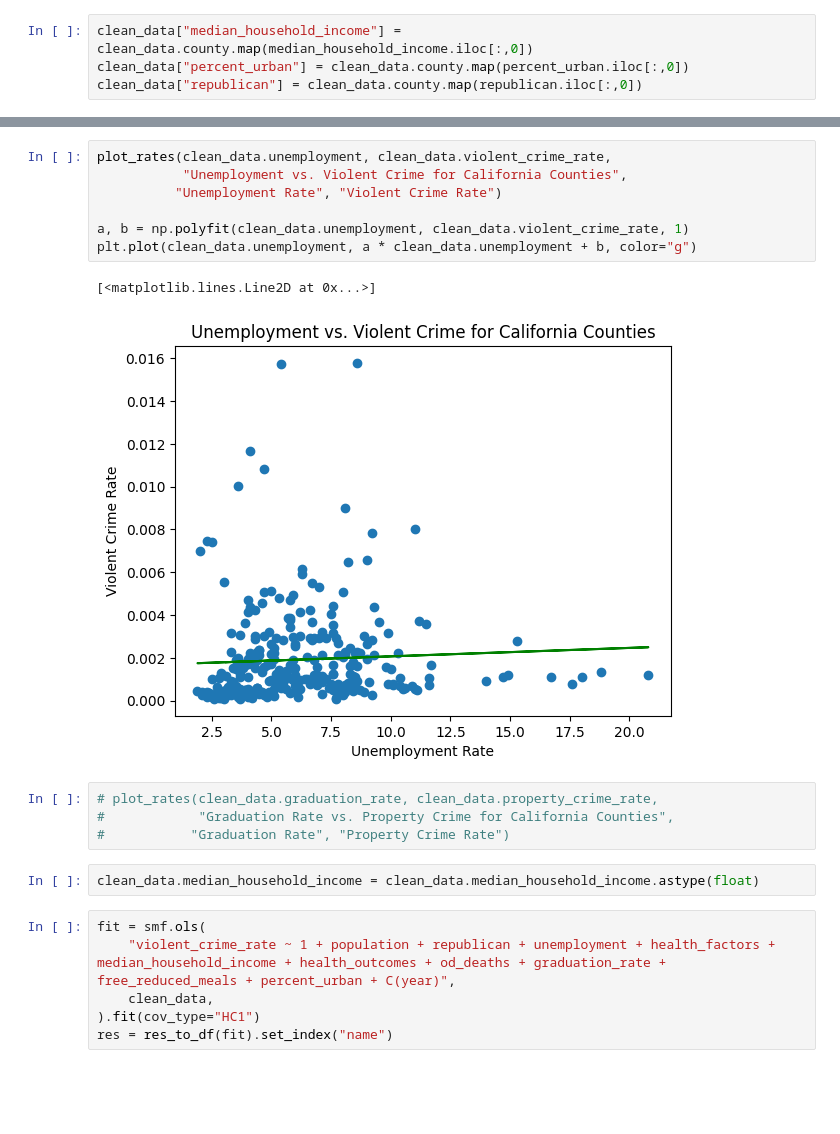
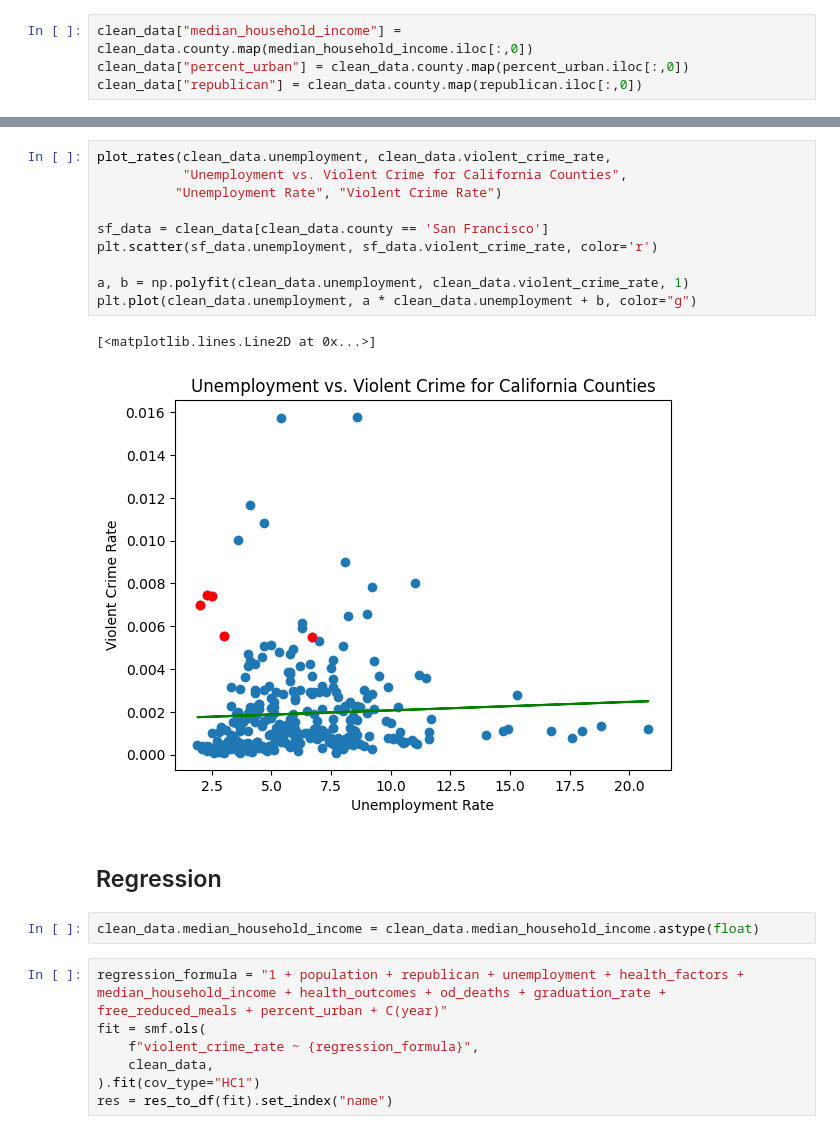
Before and after one commit to stanford-decarceration-collective/stanford-decarceration-collective, a Jupyter notebook: notebooks/crime_correlation/linear_regression_prep.ipynb, the cells around one changed output, grey strips where cells are left out. Saved outputs shown, nothing was run; the diff lists cells and outputs as text; blank space fills up the shorter version.

Commit message:
clean up regression notebook

```diff
--- a/notebooks/crime_correlation/linear_regression_prep.ipynb
+++ b/notebooks/crime_correlation/linear_regression_prep.ipynb
@@ -133,22 +153,24 @@ clean_data["republican"] = clean_data.county.map(republican.iloc[:,0])
 # %%
 plot_rates(clean_data.unemployment, clean_data.violent_crime_rate,
            "Unemployment vs. Violent Crime for California Counties",
           "Unemployment Rate", "Violent Crime Rate")
 
+sf_data = clean_data[clean_data.county == 'San Francisco']
+plt.scatter(sf_data.unemployment, sf_data.violent_crime_rate, color='r')
+
 a, b = np.polyfit(clean_data.unemployment, clean_data.violent_crime_rate, 1)
 plt.plot(clean_data.unemployment, a * clean_data.unemployment + b, color="g")
 # %% [output]
 [<matplotlib.lines.Line2D at 0x...>]
-[figure, old version]
+[figure, new version]
-# %%
-# plot_rates(clean_data.graduation_rate, clean_data.property_crime_rate,
-#            "Graduation Rate vs. Property Crime for California Counties",
-#           "Graduation Rate", "Property Crime Rate")
+# %% [markdown]
+## Regression
 # %%
 clean_data.median_household_income = clean_data.median_household_income.astype(float)
 # %%
+regression_formula = "1 + population + republican + unemployment + health_factors + median_household_income + health_outcomes + od_deaths + graduation_rate + free_reduced_meals + percent_urban + C(year)"
 fit = smf.ols(
-    "violent_crime_rate ~ 1 + population + republican + unemployment + health_factors + median_household_income + health_outcomes + od_deaths + graduation_rate + free_reduced_meals + percent_urban + C(year)",
+    f"violent_crime_rate ~ {regression_formula}",
     clean_data,
 ).fit(cov_type="HC1")
 res = res_to_df(fit).set_index("name")
```
Also changed, not shown: parts of 10 cells of this notebook.
